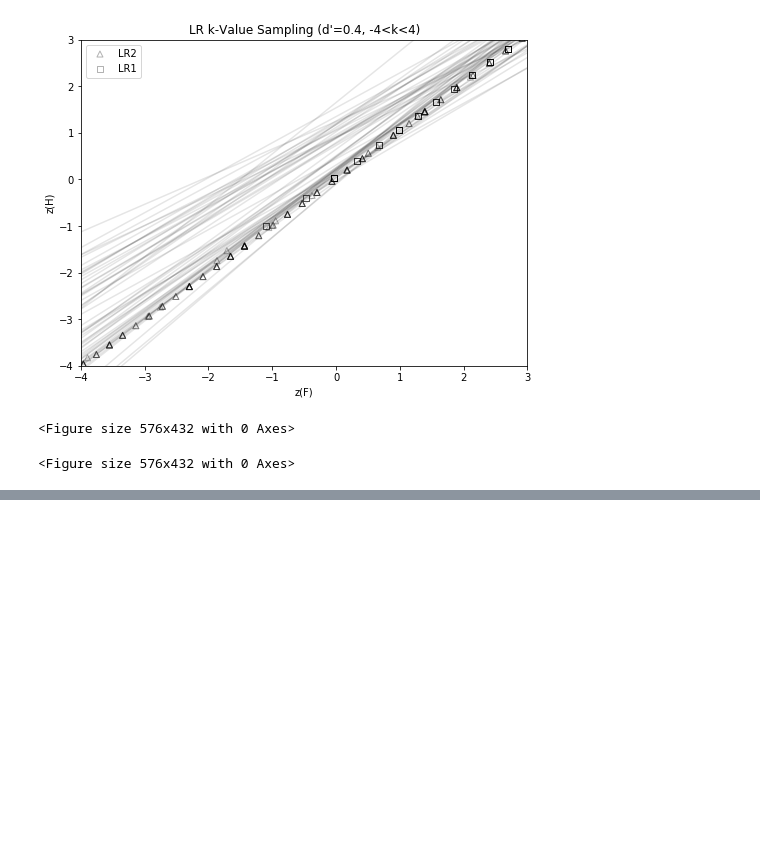
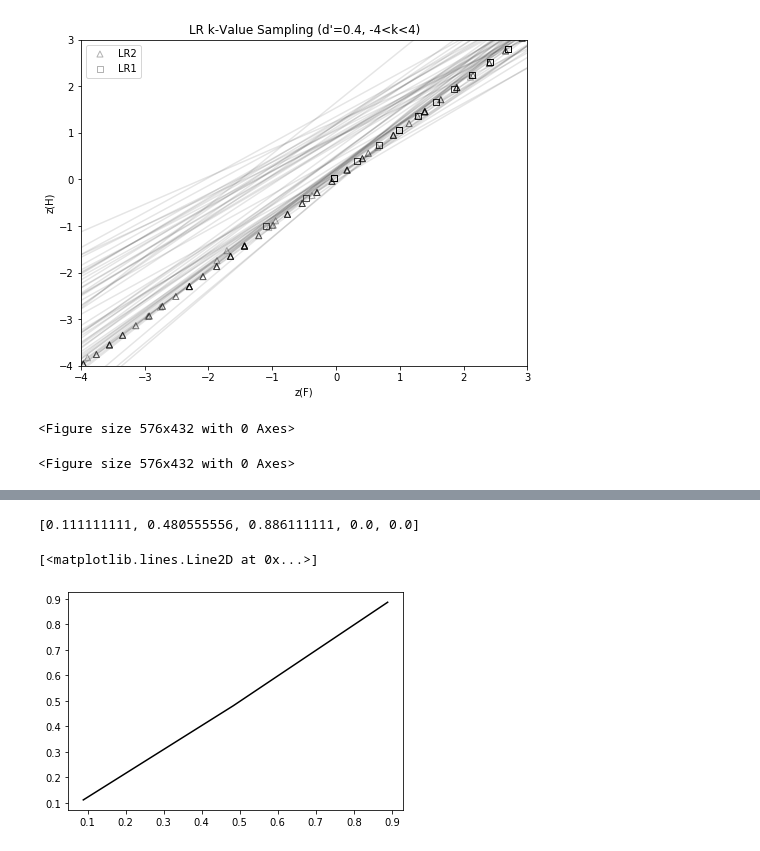
Before and after one commit to alexxyu/decision-modeling, a Jupyter notebook: LR2 Decision Modeling.ipynb, the cells around one changed output, grey strips where cells are left out. Cells and saved outputs as stored; diff of their text form; code cells hidden in the pictures; blank space fills up the shorter version.

Commit message:
LR modeling

```diff
--- a/LR2 Decision Modeling.ipynb
+++ b/LR2 Decision Modeling.ipynb
@@ -220,3 +220,35 @@ for dp in np.linspace(dp_range['dp_min'], dp_range['dp_max'], dp_range['dp_num']
     plt.clf()
 # %% [output]
 <Figure size 576x432 with 0 Axes>
+# %%
+# LR k-sampling w/ subject z-value data
+
+k_range = {'k_min': -4, 'k_max': 4, 'k_num': 401}
+dp_range = {'dp_min': 0.1, 'dp_max': 0.5, 'dp_num': 5}
+
+data = pd.read_csv('data/z_data.csv', index_col=0)
+x_vals = [-4, 3]
+explained_subs = ['CSF','LT','ZBY','DLC','HMH','GAX','LMT','PC','SZJ','WYX','ZJ']
+
+for dp in np.linspace(dp_range['dp_min'], dp_range['dp_max'], dp_range['dp_num']):
+    zf1_vals, zh1_vals = diff_model.sample_k_values_to_z(k_range, dp, 500)
+
+    plt.gcf().set_size_inches(8, 6)
+    plt.scatter(zf1_vals, zh1_vals, alpha=0.3, marker='s', facecolor="none", edgecolor='black', label='LR1')
+
+    for i in range(len(data)):
+        sub_data = data.iloc[i]
+        if sub_data['Subject'] in explained_subs:
+            alpha = 0.3
+            zf_vals = sub_data.filter(like='ZF').tolist()
+            zh_vals = sub_data.filter(like='ZH').tolist()
+            plt.plot(zf_vals, zh_vals, color='black', alpha=alpha)
+
+    plt.xlabel('z(F)')
+    plt.ylabel('z(H)')
+    plt.xlim(-4, 3)
+    plt.ylim(-4, 3)
+    plt.title(f'LR1 k-Value Sampling (d\'={round(dp,2)}, -4<k<4)')
+    plt.legend()
+    plt.savefig(f'results/k_sampling{round(dp,2)}.png')
+    plt.clf()
@@ -222,0 +257,4 @@ for dp in np.linspace(dp_range['dp_min'], dp_range['dp_max'], dp_range['dp_num']
+# %%
+import math
+def distance(point, coef):
+    return abs((coef[0]*point[0])-point[1]+coef[1])/math.sqrt((coef[0]*coef[0])+1)
@@ -222,0 +375,9 @@ for dp in np.linspace(dp_range['dp_min'], dp_range['dp_max'], dp_range['dp_num']
+# %%
+ph_vals
+# %% [output]
+[0.111111111, 0.480555556, 0.886111111, 0.0, 0.0]
+# %%
+plt.plot(pf_vals[:3], ph_vals[:3], color='black', label='Human data')
+# %% [output]
+[<matplotlib.lines.Line2D at 0x...>]
+[figure, added]
```
Also changed, not shown: parts of 2 cells of this notebook, 2 other files.
